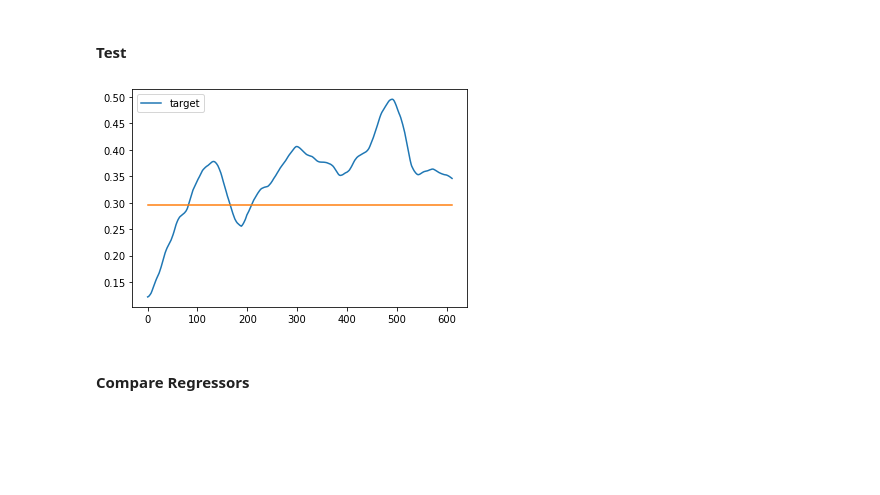
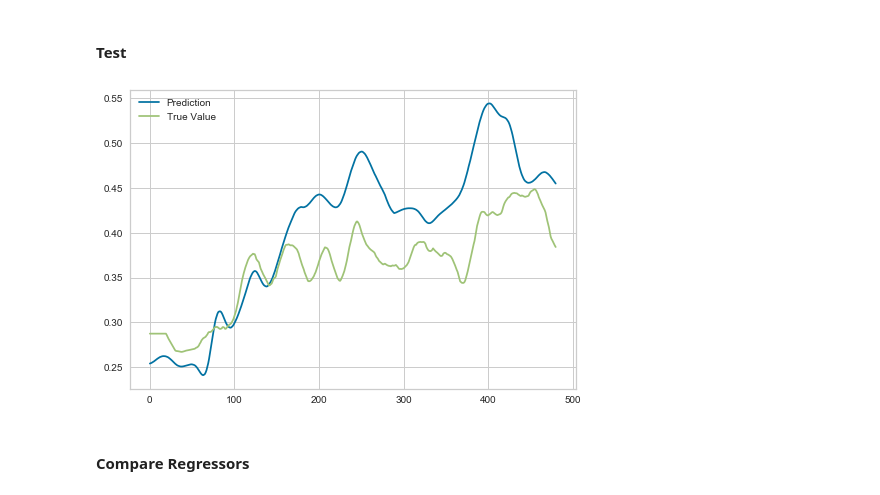
Before and after one commit to negargolestani/kinect_motion_tracking, a Jupyter notebook: regression_ml.ipynb, the cells around one changed output. Saved outputs shown, nothing was run; the diff lists cells and outputs as text; code cells hidden in the pictures; blank space fills up the shorter version.

```diff
--- a/regression_ml.ipynb
+++ b/regression_ml.ipynb
@@ -132,0 +121,3 @@ data_unseen
+# %%
+model = tune_model('xgboost')
+plot_model(model, plot='error')
@@ -133,20 +126,21 @@ data_unseen
 # %% [markdown]
 #### Test
 # %%
-data_unseen = get_data( dataset_name, [25], target, features, win_size=win_size, step_size_ratio=1/20 )
+data_unseen = get_data( dataset_name, [10], target, features, win_size=win_size, step_size_ratio=1/20 )
 prediction = predict_model(model, data=data_unseen)
 
-window_length = 17
+window_length = 20
 labels = prediction.Label
 labels = labels.rolling(window_length, axis=0).mean()    # Smoothing
 labels = labels.ffill(axis=0).bfill(axis=0)              # Gap Filling
 
-ax = prediction.plot(y='target')
+ax = prediction.plot(y='target', legend=False)
 labels.plot(y='Label', ax=ax)
+plt.legend(['Prediction','True Value'])
 # data_unseen.plot(y='rssi_1')
 plt.show()
 # %% [output]
-[figure, old version]
+[figure, new version]
 # %%
 # save_experiment(get_result_file_path('res_00'))
 # %% [markdown]
```
Also changed, not shown: parts of 9 cells of this notebook, 2 other files.
